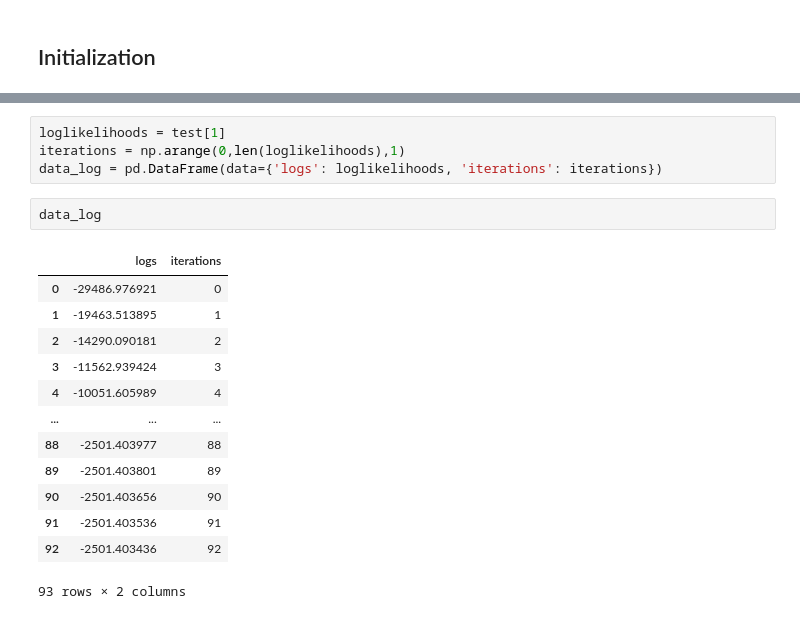
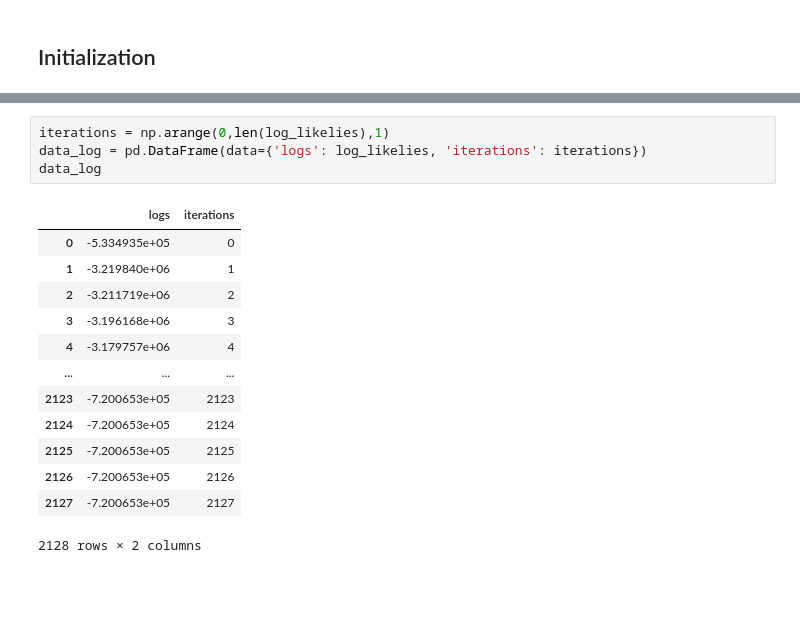
Before and after one commit to LiviReka/Statistics-EM-GMR, a Jupyter notebook: new-dataset.ipynb, the cells around one changed output, grey strips where cells are left out. Saved outputs shown, nothing was run; the diff lists cells and outputs as text; blank space fills up the shorter version.

```diff
--- a/new-dataset.ipynb
+++ b/new-dataset.ipynb
@@ -247,23 +152,21 @@ test
 # %%
-loglikelihoods = test[1]
-iterations = np.arange(0,len(loglikelihoods),1)
-data_log = pd.DataFrame(data={'logs': loglikelihoods, 'iterations': iterations})
+iterations = np.arange(0,len(log_likelies),1)
+data_log = pd.DataFrame(data={'logs': log_likelies, 'iterations': iterations})
+data_log
+# %% [output]
+|  | logs | iterations |
+| 0 | -5.334935e+05 | 0 |
+| 1 | -3.219840e+06 | 1 |
+| 2 | -3.211719e+06 | 2 |
+| 3 | -3.196168e+06 | 3 |
+| 4 | -3.179757e+06 | 4 |
+| ... | ... | ... |
+| 2123 | -7.200653e+05 | 2123 |
+| 2124 | -7.200653e+05 | 2124 |
+| 2125 | -7.200653e+05 | 2125 |
+| 2126 | -7.200653e+05 | 2126 |
+| 2127 | -7.200653e+05 | 2127 |
+2128 rows × 2 columns
-# %%
-data_log
-# %% [output]
-|  | logs | iterations |
-| 0 | -29486.976921 | 0 |
-| 1 | -19463.513895 | 1 |
-| 2 | -14290.090181 | 2 |
-| 3 | -11562.939424 | 3 |
-| 4 | -10051.605989 | 4 |
-| ... | ... | ... |
-| 88 | -2501.403977 | 88 |
-| 89 | -2501.403801 | 89 |
-| 90 | -2501.403656 | 90 |
-| 91 | -2501.403536 | 91 |
-| 92 | -2501.403436 | 92 |
-93 rows × 2 columns
 # %%
 sns.scatterplot(x = 'iterations', y = 'logs', data = data_log)
 # %% [output]
```
Also changed, not shown: parts of 23 cells of this notebook.
